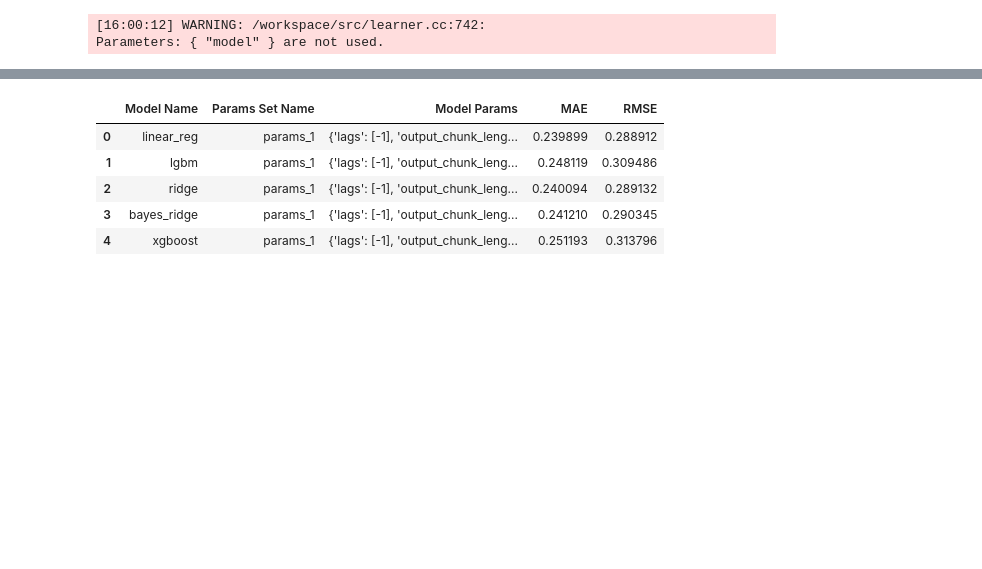
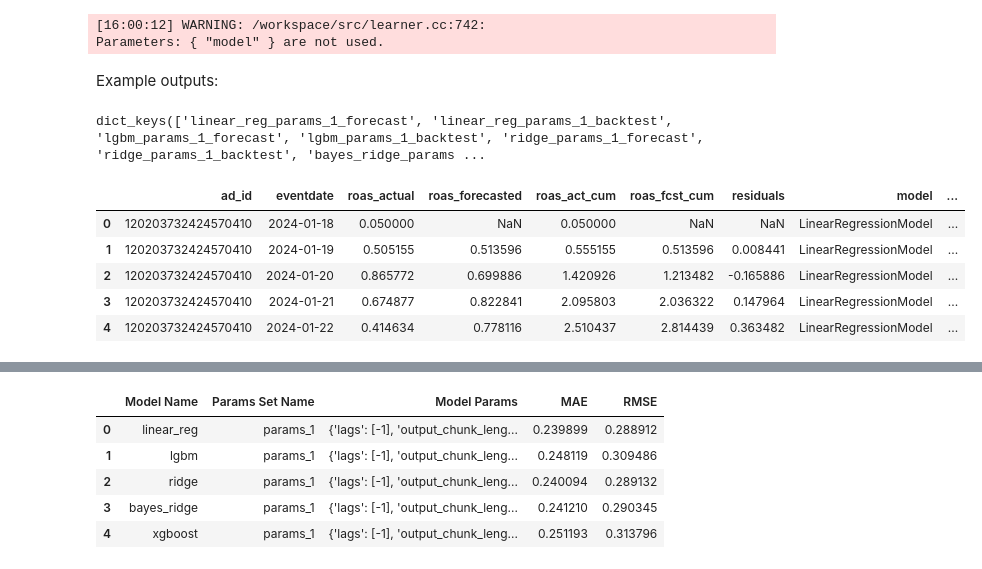
Before and after one commit to rfmanz/campaign_value_prediction, a Jupyter notebook: run.ipynb, the cells around one changed output, grey strips where cells are left out. Drawn from its saved outputs; the diff is of its cells as text; code cells hidden in the pictures; blank space fills up the shorter version.

```diff
--- a/run.ipynb
+++ b/run.ipynb
@@ -554,3 +560,18 @@ You can set `force_col_wise=true` to remove the overhead.
 [LightGBM] [Warning] No further splits with positive gain, best gain: -inf
 [16:00:12] WARNING: /workspace/src/learner.cc:742:
 Parameters: { "model" } are not used.
+# %% [markdown]
+Example outputs:
+# %%
+results_forecasts_dict.keys()
+# %% [output]
+dict_keys(['linear_reg_params_1_forecast', 'linear_reg_params_1_backtest', 'lgbm_params_1_forecast', 'lgbm_params_1_backtest', 'ridge_params_1_forecast', 'ridge_params_1_backtest', 'bayes_ridge_params ...
+# %%
+results_forecasts_dict['linear_reg_params_1_forecast'].head()
+# %% [output]
+|  | ad_id | eventdate | roas_actual | roas_forecasted | roas_act_cum | roas_fcst_cum | residuals | model | ... |
+| 0 | 120203732424570410 | 2024-01-18 | 0.050000 | NaN | 0.050000 | NaN | NaN | LinearRegressionModel | ... |
+| 1 | 120203732424570410 | 2024-01-19 | 0.505155 | 0.513596 | 0.555155 | 0.513596 | 0.008441 | LinearRegressionModel | ... |
+| 2 | 120203732424570410 | 2024-01-20 | 0.865772 | 0.699886 | 1.420926 | 1.213482 | -0.165886 | LinearRegressionModel | ... |
+| 3 | 120203732424570410 | 2024-01-21 | 0.674877 | 0.822841 | 2.095803 | 2.036322 | 0.147964 | LinearRegressionModel | ... |
+| 4 | 120203732424570410 | 2024-01-22 | 0.414634 | 0.778116 | 2.510437 | 2.814439 | 0.363482 | LinearRegressionModel | ... |
```
Also changed, not shown: parts of 6 cells of this notebook, 2 other files.
